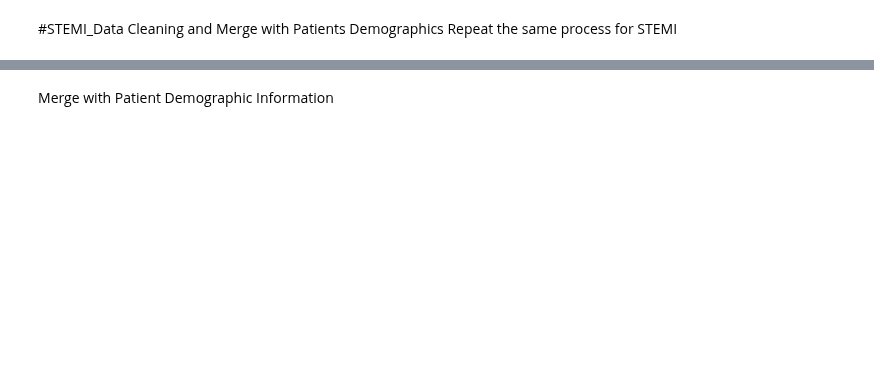
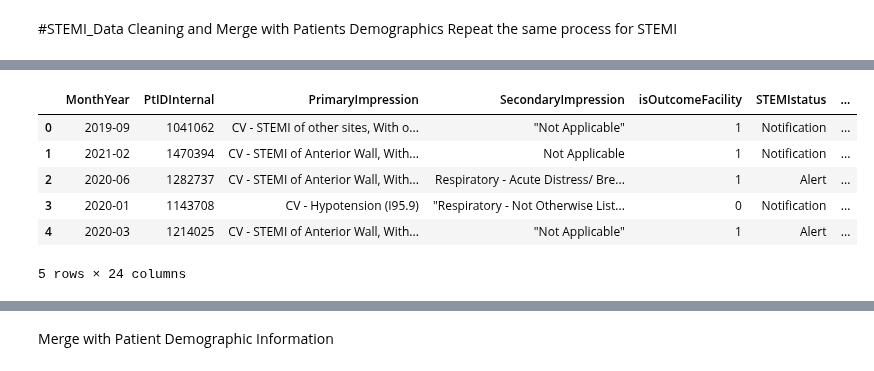
Before and after one commit to blesssong2020/Fairfax-Consultants---Summer2022-DEAN690, a Jupyter notebook: FFConsultants.ipynb, the cells around one changed output, grey strips where cells are left out. Saved outputs shown, nothing was run; the diff lists cells and outputs as text; code cells hidden in the pictures; blank space fills up the shorter version.

```diff
--- a/FFConsultants.ipynb
+++ b/FFConsultants.ipynb
@@ -943,6 +1151,15 @@ STEMIclean['DMSAMI'] = STEMIclean['DoesMonitorStateAcuteMI'].replace(['No','Unce
 # %%
 #Merge Questionnaire columns to easily analyze/ pivot
-STEMIclean["AcuteMI_stSegmentElevation"] = STEMIclean['DCPSAMI'].fillna('') + STEMIclean['DPIstSEl'].fillna('') + STEMIclean['DMSAMI'].fillna('')
+STEMIclean["AcuteMI_stSegmentElevation"] = STEMIclean['DCPSAMI'].fillna('') +"," + STEMIclean['DPIstSEl'].fillna('') + "," + STEMIclean['DMSAMI'].fillna('')
+STEMIclean.head()
 #Write as .csv
 #STEMIclean.to_excel("E:\DAEN_690\Data\PdmSTEMI.xlsx",sheet_name='STEMI' , index=False)
+# %% [output]
+|  | MonthYear | PtIDInternal | PrimaryImpression | SecondaryImpression | isOutcomeFacility | STEMIstatus | ... |
+| 0 | 2019-09 | 1041062 | CV - STEMI of other sites, With o... | "Not Applicable" | 1 | Notification | ... |
+| 1 | 2021-02 | 1470394 | CV - STEMI of Anterior Wall, With... | Not Applicable | 1 | Notification | ... |
+| 2 | 2020-06 | 1282737 | CV - STEMI of Anterior Wall, With... | Respiratory - Acute Distress/ Bre... | 1 | Alert | ... |
+| 3 | 2020-01 | 1143708 | CV - Hypotension (I95.9) | "Respiratory - Not Otherwise List... | 0 | Notification | ... |
+| 4 | 2020-03 | 1214025 | CV - STEMI of Anterior Wall, With... | "Not Applicable" | 1 | Alert | ... |
+5 rows × 24 columns
 # %%
```
Also changed, not shown: parts of 35 cells of this notebook.
